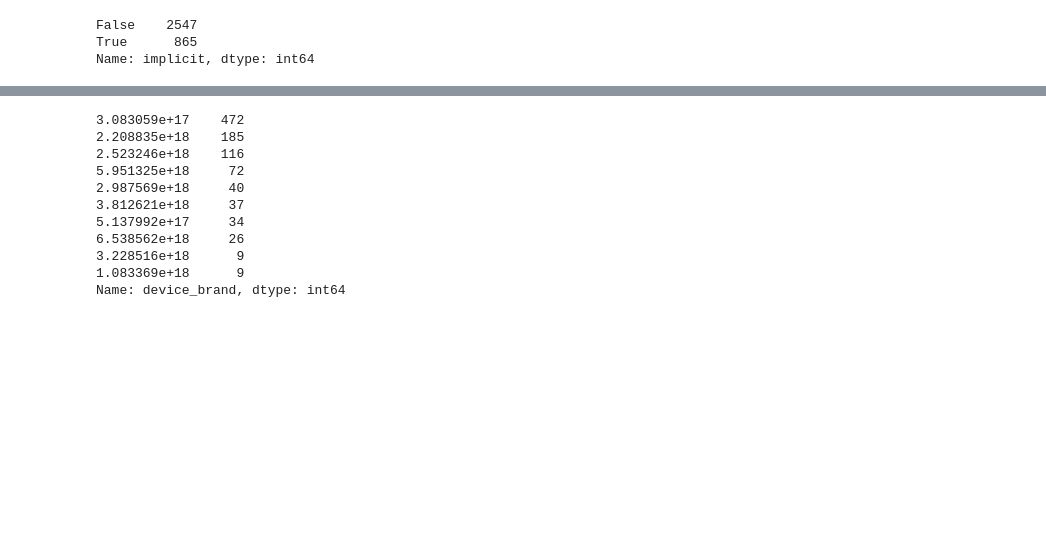
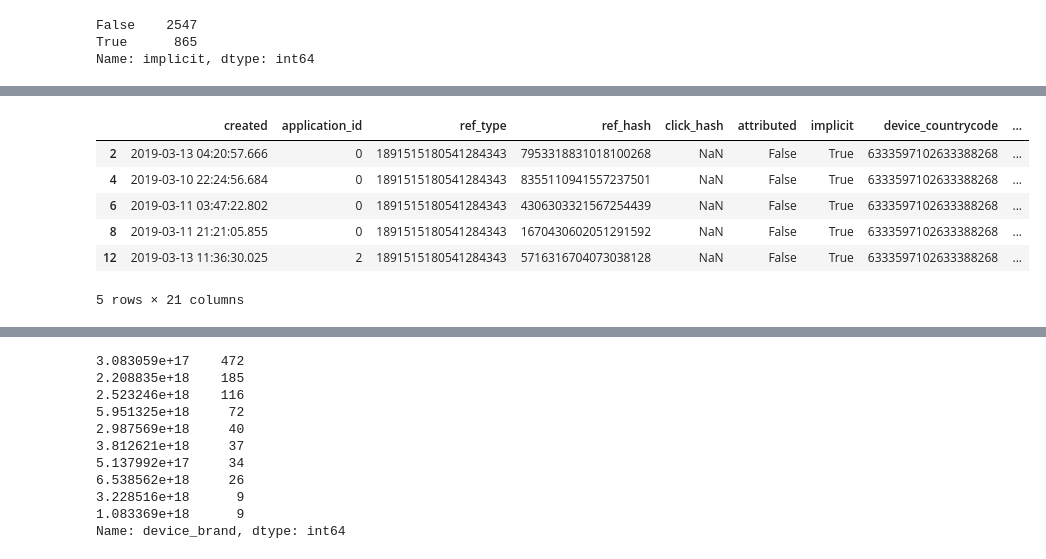
Before and after one commit to malonemanuel/tp-2019-organizacion-datos, a Jupyter notebook: tp 1 de datos/tp1_1cuat^2019.ipynb, the cells around one changed output, grey strips where cells are left out. Cells and saved outputs as stored; diff of their text form; code cells hidden in the pictures; blank space fills up the shorter version.

```diff
--- a/tp 1 de datos/tp1_1cuat^2019.ipynb
+++ b/tp 1 de datos/tp1_1cuat^2019.ipynb
@@ -570,0 +648,13 @@ Name: implicit, dtype: int64
+# %%
+installs['fecha']=installs['created'].dt.date
+installs['dia']=installs['created'].dt.day
+installs['hora']=installs['created'].dt.hour
+installs.head()
+# %% [output]
+|  | created | application_id | ref_type | ref_hash | click_hash | attributed | implicit | device_countrycode | ... |
+| 2 | 2019-03-13 04:20:57.666 | 0 | 1891515180541284343 | 7953318831018100268 | NaN | False | True | 6333597102633388268 | ... |
+| 4 | 2019-03-10 22:24:56.684 | 0 | 1891515180541284343 | 8355110941557237501 | NaN | False | True | 6333597102633388268 | ... |
+| 6 | 2019-03-11 03:47:22.802 | 0 | 1891515180541284343 | 4306303321567254439 | NaN | False | True | 6333597102633388268 | ... |
+| 8 | 2019-03-11 21:21:05.855 | 0 | 1891515180541284343 | 1670430602051291592 | NaN | False | True | 6333597102633388268 | ... |
+| 12 | 2019-03-13 11:36:30.025 | 2 | 1891515180541284343 | 5716316704073038128 | NaN | False | True | 6333597102633388268 | ... |
+5 rows × 21 columns
```
Also changed, not shown: parts of 9 cells of this notebook, 1 other file.
